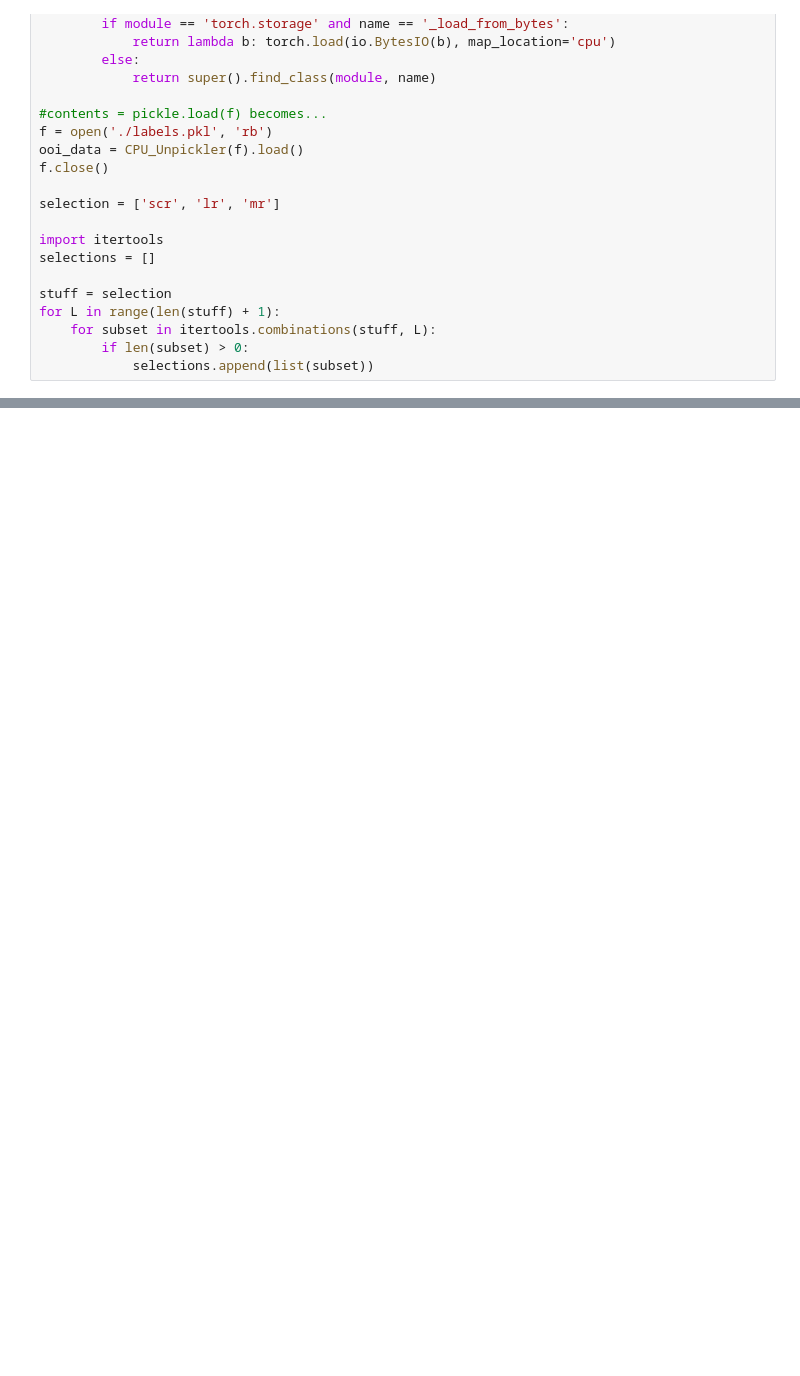
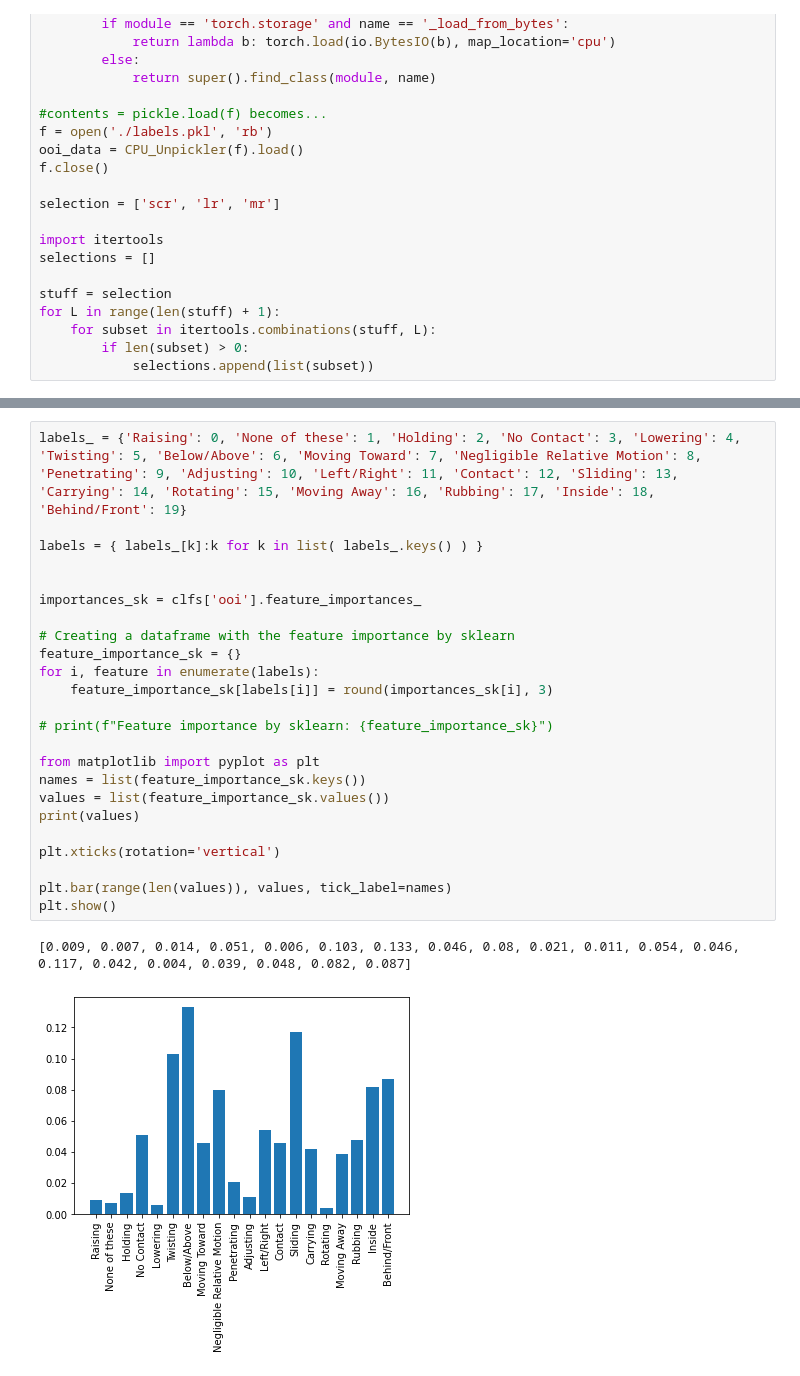
Before and after one commit to aunmesh/O2ONet, a Jupyter notebook: sota_experiments/action_recognition/classification_ablation.ipynb, the cells around one changed output, grey strips where cells are left out. Saved outputs shown, nothing was run; the diff lists cells and outputs as text; blank space fills up the shorter version.

```diff
--- a/sota_experiments/action_recognition/classification_ablation.ipynb
+++ b/sota_experiments/action_recognition/classification_ablation.ipynb
@@ -486,0 +494,27 @@ feats['hoi|ooi'].shape
+# %%
+labels_ = {'Raising': 0, 'None of these': 1, 'Holding': 2, 'No Contact': 3, 'Lowering': 4, 'Twisting': 5, 'Below/Above': 6, 'Moving Toward': 7, 'Negligible Relative Motion': 8, 'Penetrating': 9, 'Adjusting': 10, 'Left/Right': 11, 'Contact': 12, 'Sliding': 13, 'Carrying': 14, 'Rotating': 15, 'Moving Away': 16, 'Rubbing': 17, 'Inside': 18, 'Behind/Front': 19}
+
+labels = { labels_[k]:k for k in list( labels_.keys() ) }
+
+
+importances_sk = clfs['ooi'].feature_importances_
+
+# Creating a dataframe with the feature importance by sklearn
+feature_importance_sk = {}
+for i, feature in enumerate(labels):
+    feature_importance_sk[labels[i]] = round(importances_sk[i], 3)
+
+# print(f"Feature importance by sklearn: {feature_importance_sk}")
+
+from matplotlib import pyplot as plt
+names = list(feature_importance_sk.keys())
+values = list(feature_importance_sk.values())
+print(values)
+
+plt.xticks(rotation='vertical')
+
+plt.bar(range(len(values)), values, tick_label=names)
+plt.show()
+# %% [output]
+[0.009, 0.007, 0.014, 0.051, 0.006, 0.103, 0.133, 0.046, 0.08, 0.021, 0.011, 0.054, 0.046, 0.117, 0.042, 0.004, 0.039, 0.048, 0.082, 0.087]
+[figure, added]
```
Also changed, not shown: parts of 9 cells of this notebook, 1 other file.
